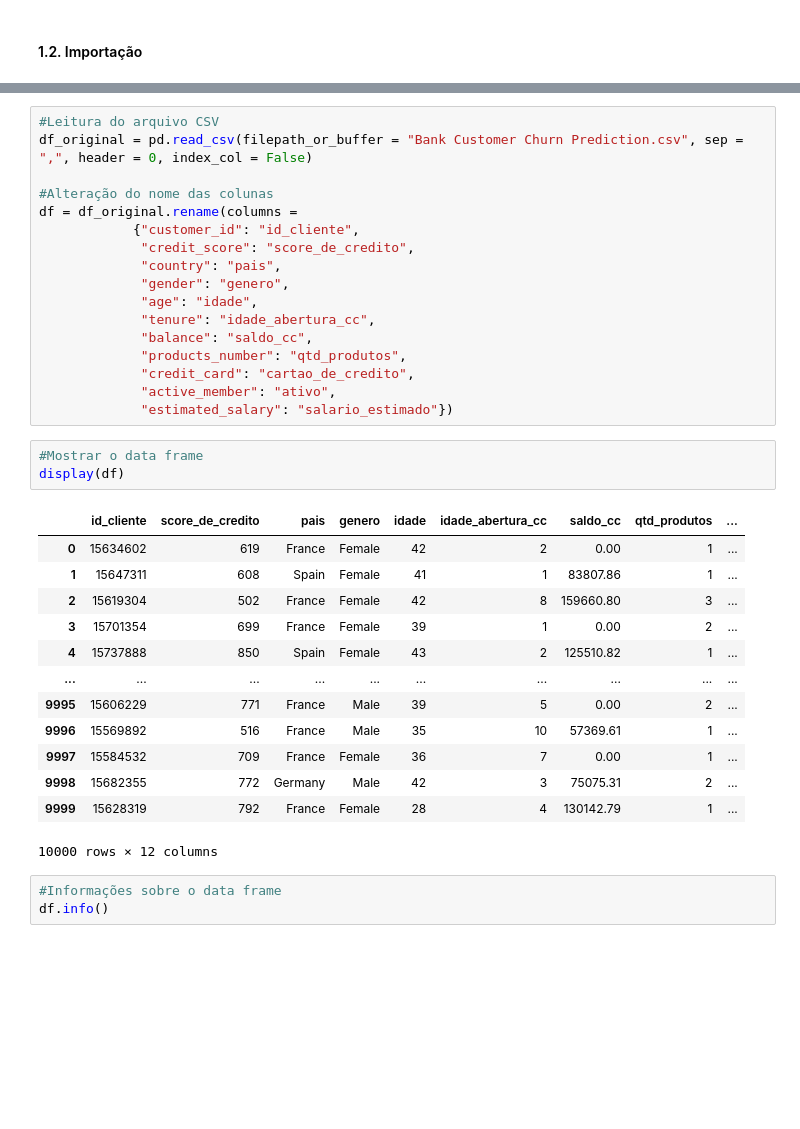
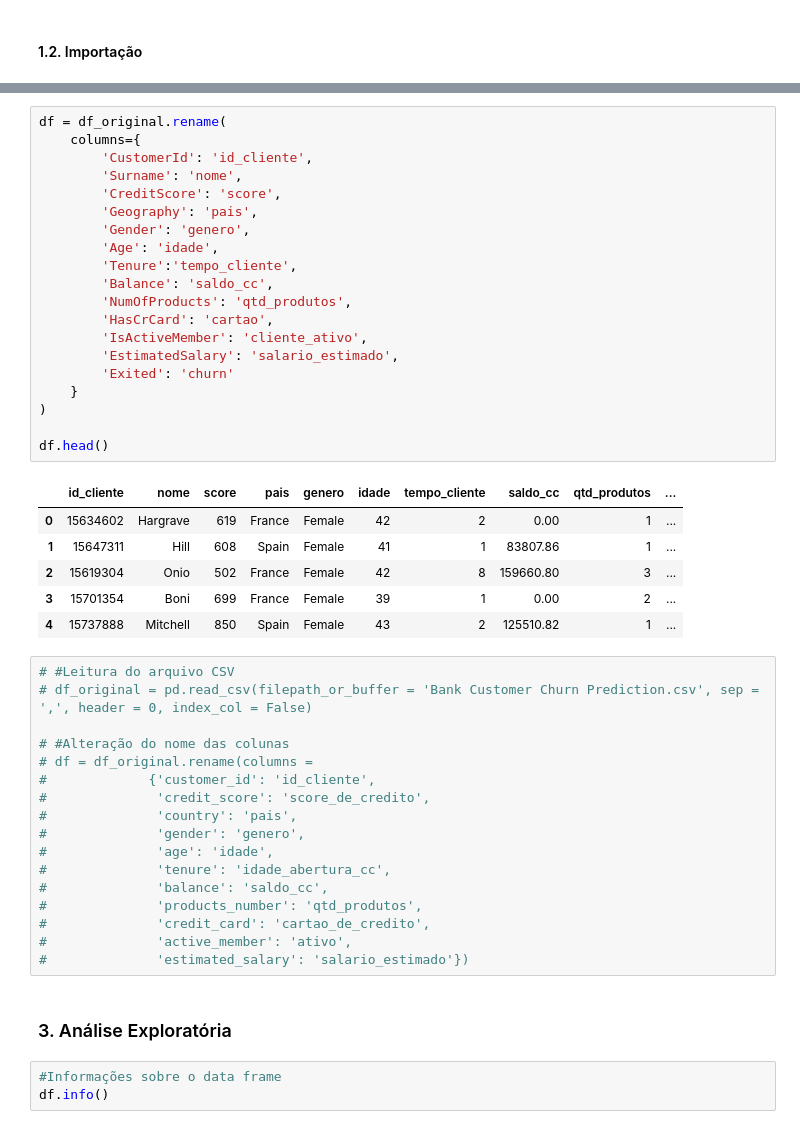
Before and after one commit to willyferreira/bank_churn, a Jupyter notebook: bank_churn.ipynb, the cells around one changed output, grey strips where cells are left out. Drawn from its saved outputs; the diff is of its cells as text; blank space fills up the shorter version.

```diff
--- a/bank_churn.ipynb
+++ b/bank_churn.ipynb
@@ -96,37 +71,49 @@ Leitura do arquivo CSV e demais tratamentos
+# %%
+df = df_original.rename(
+    columns={
+        'CustomerId': 'id_cliente',
+        'Surname': 'nome',
+        'CreditScore': 'score',
+        'Geography': 'pais',
+        'Gender': 'genero',
+        'Age': 'idade',
+        'Tenure':'tempo_cliente',
+        'Balance': 'saldo_cc',
+        'NumOfProducts': 'qtd_produtos',
+        'HasCrCard': 'cartao',
+        'IsActiveMember': 'cliente_ativo',
+        'EstimatedSalary': 'salario_estimado',
+        'Exited': 'churn'
+    }
+)
+
+df.head()
+# %% [output]
+|  | id_cliente | nome | score | pais | genero | idade | tempo_cliente | saldo_cc | qtd_produtos | ... |
+| 0 | 15634602 | Hargrave | 619 | France | Female | 42 | 2 | 0.00 | 1 | ... |
+| 1 | 15647311 | Hill | 608 | Spain | Female | 41 | 1 | 83807.86 | 1 | ... |
+| 2 | 15619304 | Onio | 502 | France | Female | 42 | 8 | 159660.80 | 3 | ... |
+| 3 | 15701354 | Boni | 699 | France | Female | 39 | 1 | 0.00 | 2 | ... |
+| 4 | 15737888 | Mitchell | 850 | Spain | Female | 43 | 2 | 125510.82 | 1 | ... |
 # %%
-#Leitura do arquivo CSV
-df_original = pd.read_csv(filepath_or_buffer = "Bank Customer Churn Prediction.csv", sep = ",", header = 0, index_col = False)
+# #Leitura do arquivo CSV
+# df_original = pd.read_csv(filepath_or_buffer = 'Bank Customer Churn Prediction.csv', sep = ',', header = 0, index_col = False)
 
-#Alteração do nome das colunas
-df = df_original.rename(columns =
-            {"customer_id": "id_cliente",
-             "credit_score": "score_de_credito",
-             "country": "pais",
-             "gender": "genero",
-             "age": "idade",
-             "tenure": "idade_abertura_cc",
-             "balance": "saldo_cc",
-             "products_number": "qtd_produtos",
-             "credit_card": "cartao_de_credito",
-             "active_member": "ativo",
-             "estimated_salary": "salario_estimado"})
+# #Alteração do nome das colunas
+# df = df_original.rename(columns =
+#             {'customer_id': 'id_cliente',
+#              'credit_score': 'score_de_credito',
+#              'country': 'pais',
+#              'gender': 'genero',
+#              'age': 'idade',
+#              'tenure': 'idade_abertura_cc',
+#              'balance': 'saldo_cc',
+#              'products_number': 'qtd_produtos',
+#              'credit_card': 'cartao_de_credito',
+#              'active_member': 'ativo',
+#              'estimated_salary': 'salario_estimado'})
-# %%
-#Mostrar o data frame
-display(df)
-# %% [output]
-|  | id_cliente | score_de_credito | pais | genero | idade | idade_abertura_cc | saldo_cc | qtd_produtos | ... |
-| 0 | 15634602 | 619 | France | Female | 42 | 2 | 0.00 | 1 | ... |
-| 1 | 15647311 | 608 | Spain | Female | 41 | 1 | 83807.86 | 1 | ... |
-| 2 | 15619304 | 502 | France | Female | 42 | 8 | 159660.80 | 3 | ... |
-| 3 | 15701354 | 699 | France | Female | 39 | 1 | 0.00 | 2 | ... |
-| 4 | 15737888 | 850 | Spain | Female | 43 | 2 | 125510.82 | 1 | ... |
-| ... | ... | ... | ... | ... | ... | ... | ... | ... | ... |
-| 9995 | 15606229 | 771 | France | Male | 39 | 5 | 0.00 | 2 | ... |
-| 9996 | 15569892 | 516 | France | Male | 35 | 10 | 57369.61 | 1 | ... |
-| 9997 | 15584532 | 709 | France | Female | 36 | 7 | 0.00 | 1 | ... |
-| 9998 | 15682355 | 772 | Germany | Male | 42 | 3 | 75075.31 | 2 | ... |
-| 9999 | 15628319 | 792 | France | Female | 28 | 4 | 130142.79 | 1 | ... |
-10000 rows × 12 columns
+# %% [markdown]
+<h3>3. Análise Exploratória</h3>
 # %%
 #Informações sobre o data frame
 df.info()
```
Also changed, not shown: parts of 19 cells of this notebook, 2 other files.
